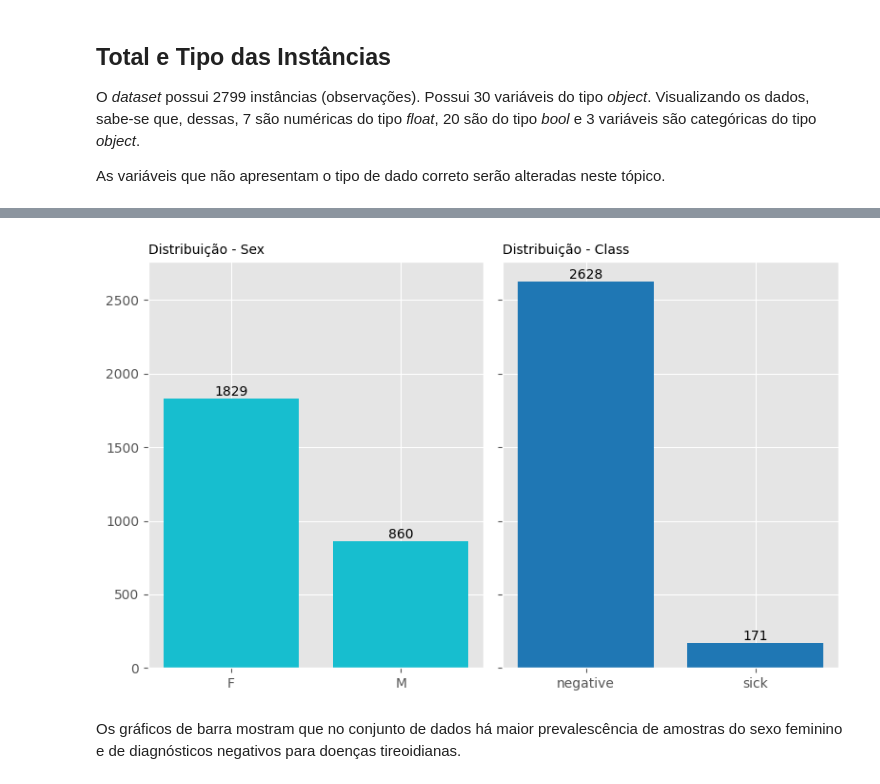
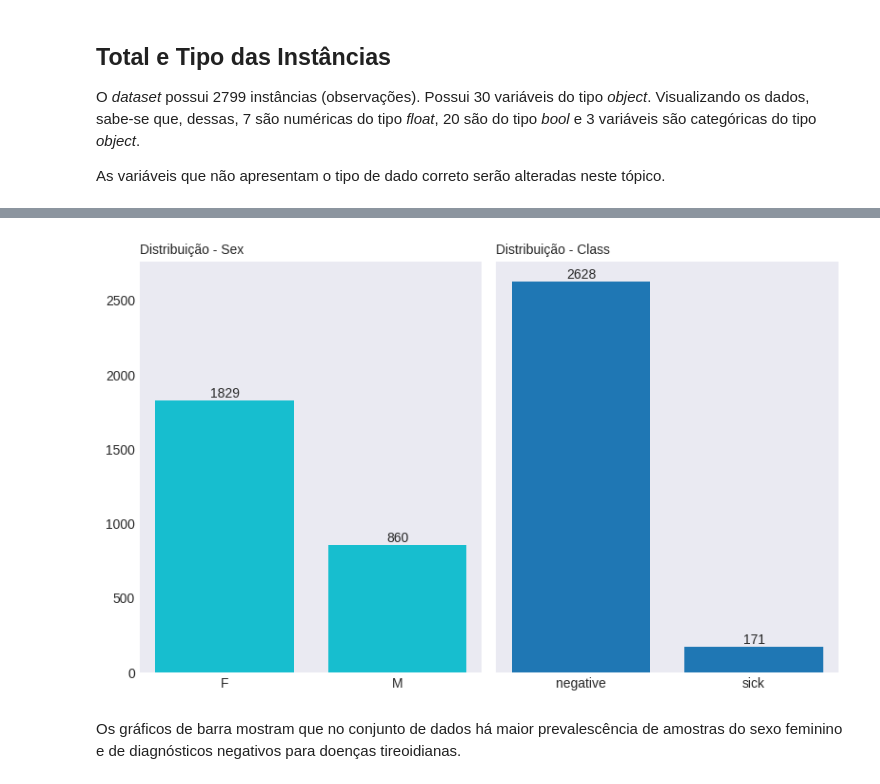
Before and after one commit to leticiasbm/DSAnalytics, a Jupyter notebook: MVP_Letícia_Santos_Batista_de_Melo.ipynb, the cells around one changed output, grey strips where cells are left out. Drawn from its saved outputs; the diff is of its cells as text; code cells hidden in the pictures.

```diff
--- a/MVP_Letícia_Santos_Batista_de_Melo.ipynb
+++ b/MVP_Letícia_Santos_Batista_de_Melo.ipynb
@@ -224,23 +218,23 @@ dtype: object
 # %%
 # Avaliando a distribuição das instâncias nas variáveis categóricas
 
 # Configuração da paleta de cores
-plt.style.use('ggplot')
+plt.style.use('seaborn-v0_8-dark')
 
 fig, ax = plt.subplots(nrows = 1, ncols = 2, figsize = (8, 5), sharey = True)
 
 sex = ax[0].bar(dataframe["Sex"].value_counts().index, dataframe["Sex"].value_counts().values, color = "tab:cyan")
 ax[0].set_title("Distribuição - Sex", loc = "left", fontsize = 10)
 ax[0].bar_label(sex, fmt = "%.0f")
 
 cl = ax[1].bar(dataframe["Class"].value_counts().index, dataframe["Class"].value_counts(), color = "tab:blue")
 ax[1].set_title("Distribuição - Class", loc = "left", fontsize = 10)
 ax[1].bar_label(cl, fmt = "%.0f")
 
 plt.tight_layout()
 plt.show()
 # %% [output]
-[figure, old version]
+[figure, new version]
 # %% [markdown]
 Os gráficos de barra mostram que no conjunto de dados há maior prevalescência de amostras do sexo feminino e de diagnósticos negativos para doenças tireoidianas.
 # %%
```
Also changed, not shown: parts of 19 cells of this notebook.
